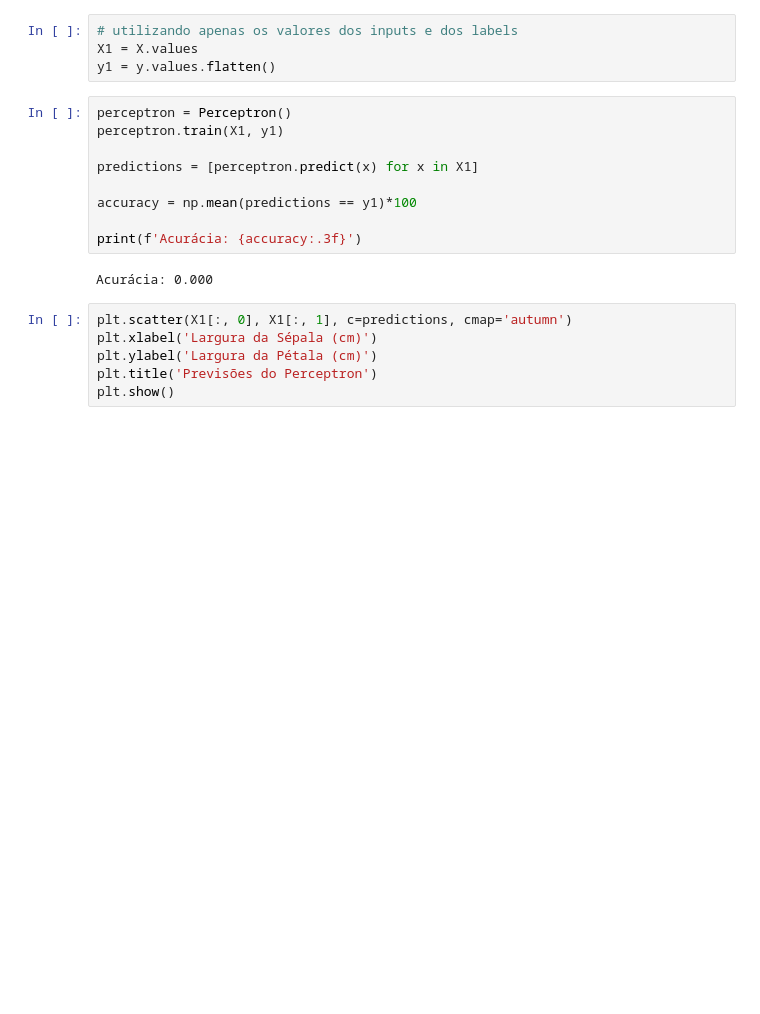
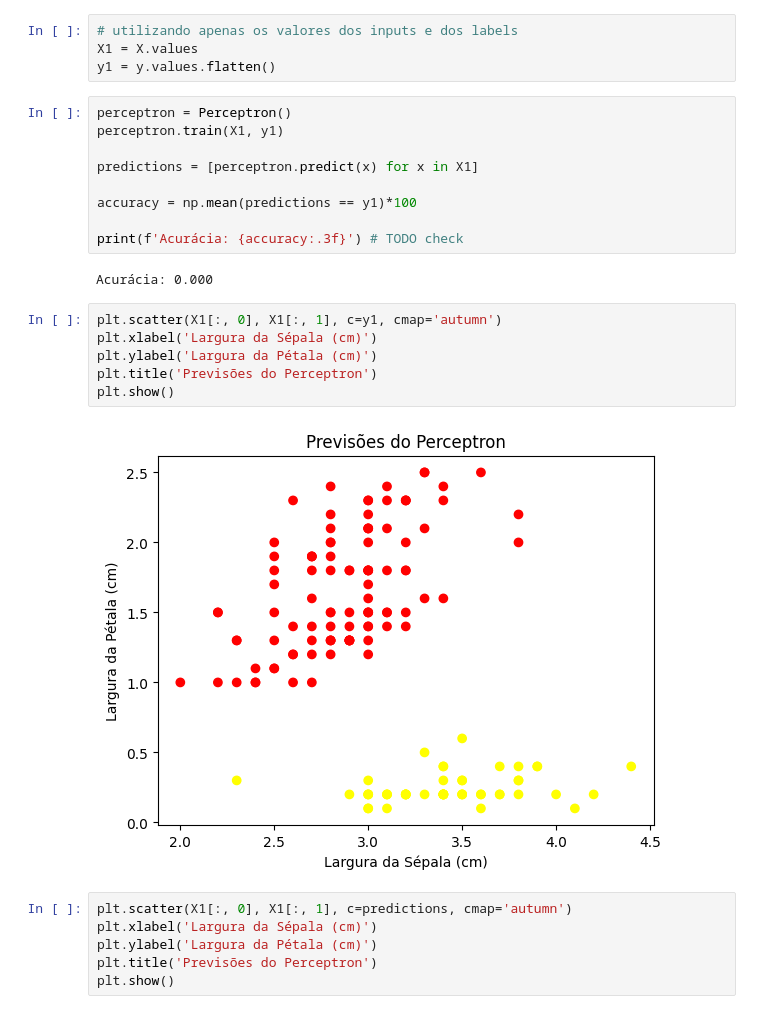
Before and after one commit to Samuelsnv2/Deep-Learning-studies, a Jupyter notebook: Perceptron/iris_perceptron_sigmoid.ipynb, the cells around one changed output. Drawn from its saved outputs; the diff is of its cells as text; blank space fills up the shorter version.

Commit message:
Perceptron with Tanh as activation function, but there've ERRORS

```diff
--- a/Perceptron/iris_perceptron_sigmoid.ipynb
+++ b/Perceptron/iris_perceptron_sigmoid.ipynb
@@ -123,9 +123,17 @@ predictions = [perceptron.predict(x) for x in X1]
 
 accuracy = np.mean(predictions == y1)*100
 
-print(f'Acurácia: {accuracy:.3f}')
+print(f'Acurácia: {accuracy:.3f}') # TODO check
 # %% [output]
 Acurácia: 0.000
+# %%
+plt.scatter(X1[:, 0], X1[:, 1], c=y1, cmap='autumn')
+plt.xlabel('Largura da Sépala (cm)')
+plt.ylabel('Largura da Pétala (cm)')
+plt.title('Previsões do Perceptron')
+plt.show()
+# %% [output]
+[figure, added]
 # %%
 plt.scatter(X1[:, 0], X1[:, 1], c=predictions, cmap='autumn')
 plt.xlabel('Largura da Sépala (cm)')
```
Also changed, not shown: 1 other file.
